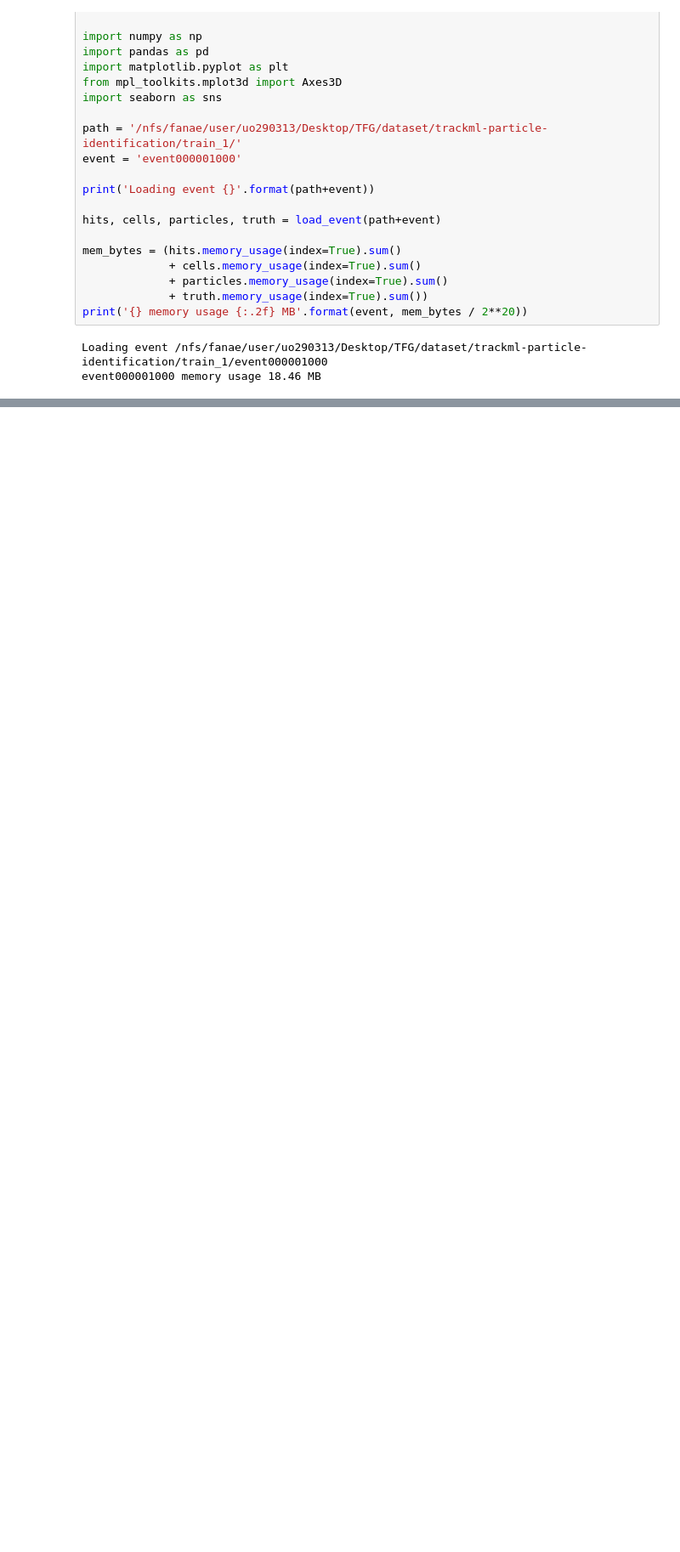
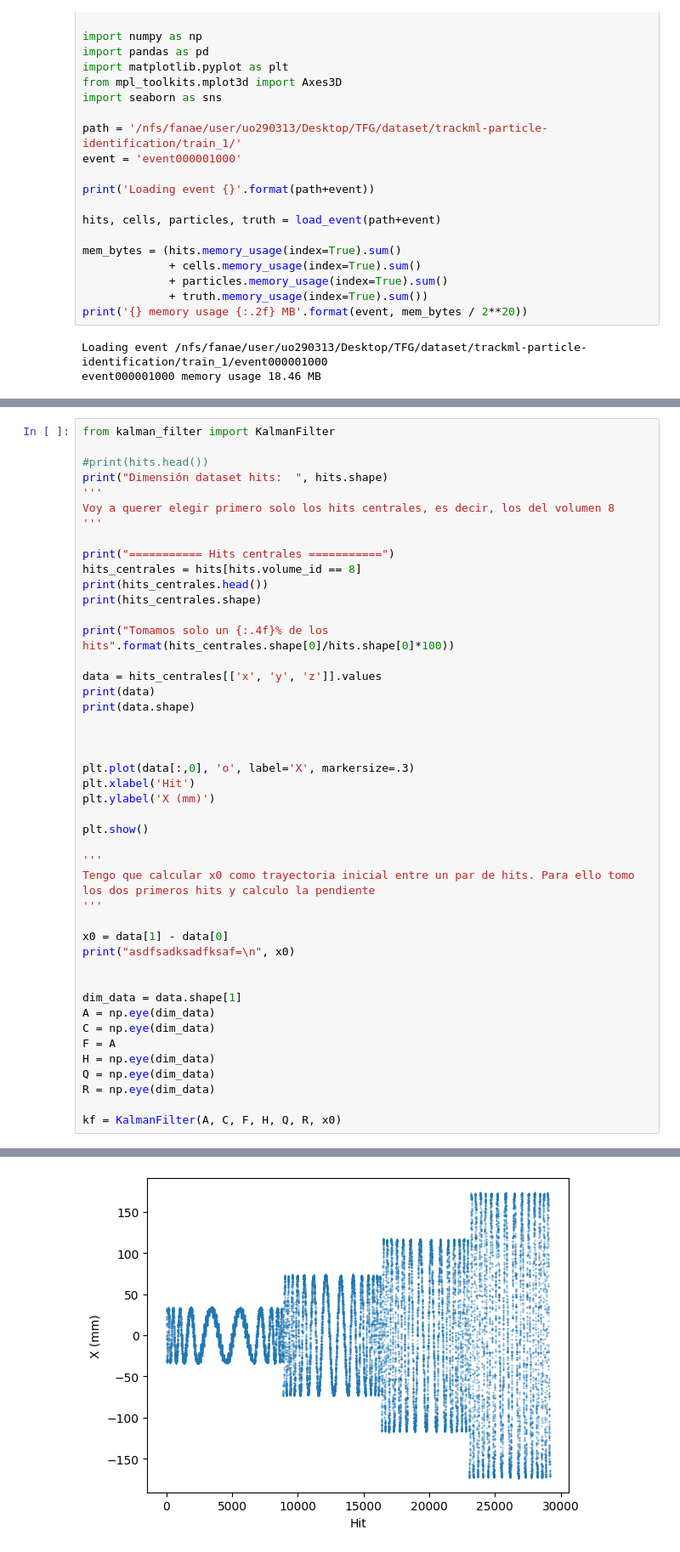
Before and after one commit to acortinaa/repositorioTFG, a Jupyter notebook: general.ipynb, the cells around one changed output, grey strips where cells are left out. Shown at 85% size. Drawn from its saved outputs; the diff is of its cells as text; blank space fills up the shorter version.

Commit message:
Cambios en la toma de dataset, sacar trayectoria inicial

```diff
--- a/general.ipynb
+++ b/general.ipynb
@@ -128,0 +53,46 @@ ValueError: operands could not be broadcast together with shapes (6,) (6,3)
+# %%
+from kalman_filter import KalmanFilter
+
+#print(hits.head())
+print("Dimensión dataset hits:  ", hits.shape)
+'''
+Voy a querer elegir primero solo los hits centrales, es decir, los del volumen 8
+'''
+
+print("=========== Hits centrales ===========")
+hits_centrales = hits[hits.volume_id == 8]
+print(hits_centrales.head())
+print(hits_centrales.shape)
+
+print("Tomamos solo un {:.4f}% de los hits".format(hits_centrales.shape[0]/hits.shape[0]*100))
+
+data = hits_centrales[['x', 'y', 'z']].values
+print(data)
+print(data.shape)
+
+
+
+plt.plot(data[:,0], 'o', label='X', markersize=.3)
+plt.xlabel('Hit')
+plt.ylabel('X (mm)')
+
+plt.show()
+
+'''
+Tengo que calcular x0 como trayectoria inicial entre un par de hits. Para ello tomo los dos primeros hits y calculo la pendiente
+'''
+
+x0 = data[1] - data[0]
+print("asdfsadksadfksaf=\n", x0)
+
+
+dim_data = data.shape[1]
+A = np.eye(dim_data)
+C = np.eye(dim_data)
+F = A
+H = np.eye(dim_data)
+Q = np.eye(dim_data)
+R = np.eye(dim_data)
+
+kf = KalmanFilter(A, C, F, H, Q, R, x0)
+# %% [output]
@@ -128,0 +116 @@ ValueError: operands could not be broadcast together with shapes (6,) (6,3)
+[figure, added]
```
Also changed, not shown: parts of 4 cells of this notebook.
